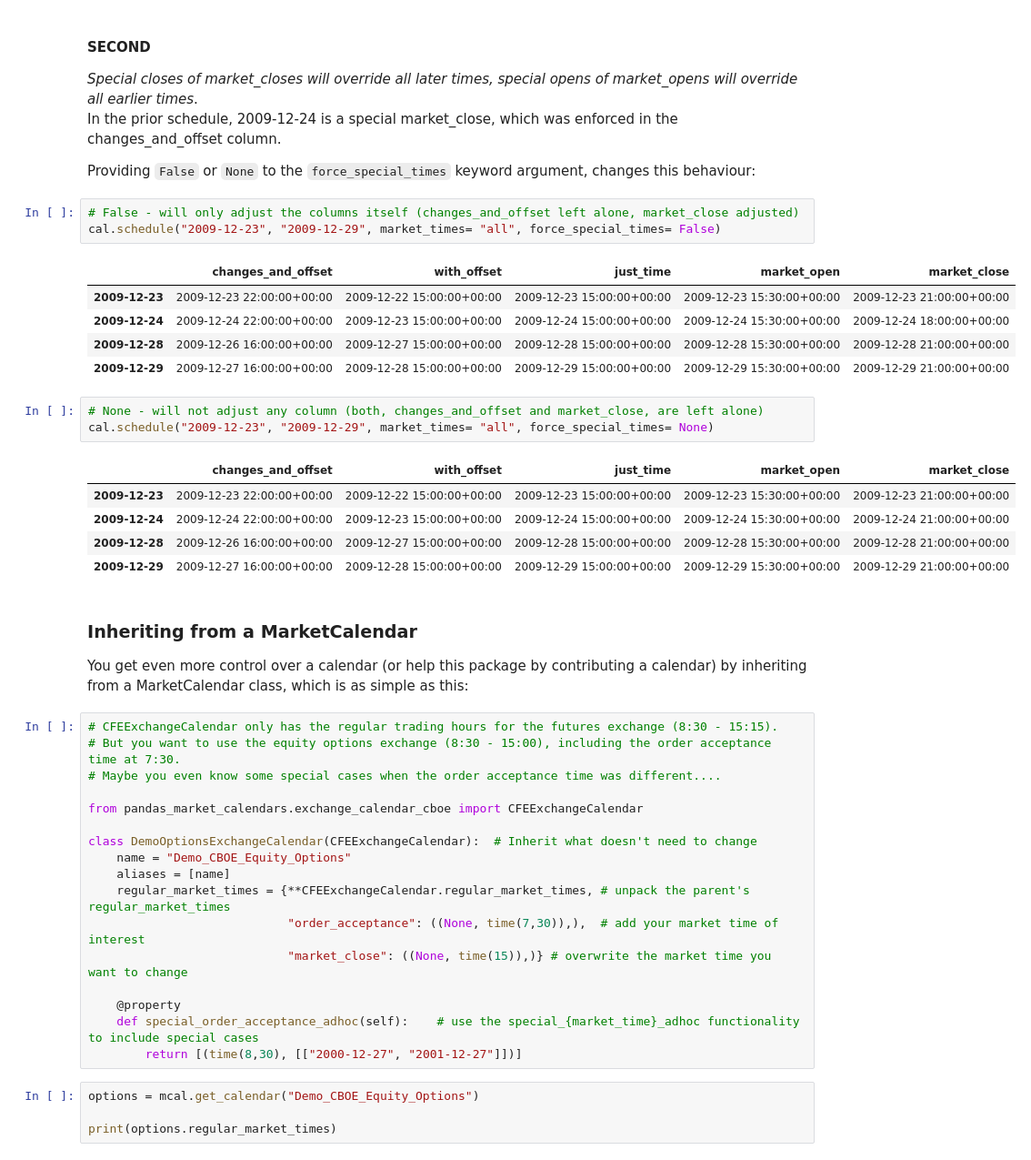
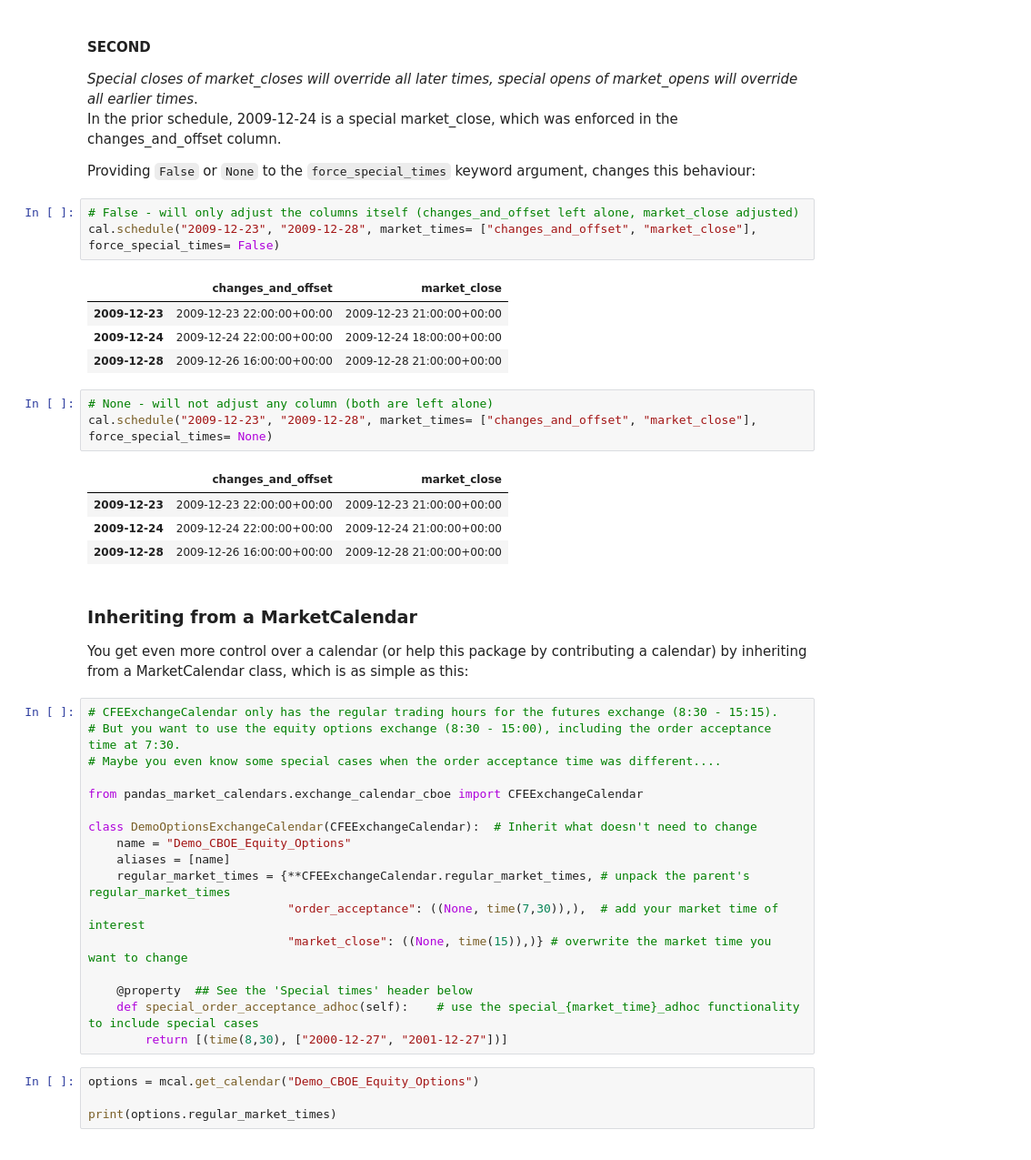
Before and after one commit to rsheftel/pandas_market_calendars, a Jupyter notebook: examples/usage.ipynb, the cells around one changed output. Shown: that part at 91% size. Cells and saved outputs as stored; diff of their text form.

```diff
--- a/examples/usage.ipynb
+++ b/examples/usage.ipynb
@@ -290,22 +293,20 @@ In the prior schedule, 2009-12-24 is a special market_close, which was enforced
 Providing `False` or `None` to the `force_special_times` keyword argument, changes this behaviour:
 # %%
 # False - will only adjust the columns itself (changes_and_offset left alone, market_close adjusted)
-cal.schedule("2009-12-23", "2009-12-29", market_times= "all", force_special_times= False)
+cal.schedule("2009-12-23", "2009-12-28", market_times= ["changes_and_offset", "market_close"], force_special_times= False)
 # %% [output]
-|  | changes_and_offset | with_offset | just_time | market_open | market_close |
-| 2009-12-23 | 2009-12-23 22:00:00+00:00 | 2009-12-22 15:00:00+00:00 | 2009-12-23 15:00:00+00:00 | 2009-12-23 15:30:00+00:00 | 2009-12-23 21:00:00+00:00 |
-| 2009-12-24 | 2009-12-24 22:00:00+00:00 | 2009-12-23 15:00:00+00:00 | 2009-12-24 15:00:00+00:00 | 2009-12-24 15:30:00+00:00 | 2009-12-24 18:00:00+00:00 |
-| 2009-12-28 | 2009-12-26 16:00:00+00:00 | 2009-12-27 15:00:00+00:00 | 2009-12-28 15:00:00+00:00 | 2009-12-28 15:30:00+00:00 | 2009-12-28 21:00:00+00:00 |
-| 2009-12-29 | 2009-12-27 16:00:00+00:00 | 2009-12-28 15:00:00+00:00 | 2009-12-29 15:00:00+00:00 | 2009-12-29 15:30:00+00:00 | 2009-12-29 21:00:00+00:00 |
+|  | changes_and_offset | market_close |
+| 2009-12-23 | 2009-12-23 22:00:00+00:00 | 2009-12-23 21:00:00+00:00 |
+| 2009-12-24 | 2009-12-24 22:00:00+00:00 | 2009-12-24 18:00:00+00:00 |
+| 2009-12-28 | 2009-12-26 16:00:00+00:00 | 2009-12-28 21:00:00+00:00 |
 # %%
-# None - will not adjust any column (both, changes_and_offset and market_close, are left alone)
-cal.schedule("2009-12-23", "2009-12-29", market_times= "all", force_special_times= None)
+# None - will not adjust any column (both are left alone)
+cal.schedule("2009-12-23", "2009-12-28", market_times= ["changes_and_offset", "market_close"], force_special_times= None)
 # %% [output]
-|  | changes_and_offset | with_offset | just_time | market_open | market_close |
-| 2009-12-23 | 2009-12-23 22:00:00+00:00 | 2009-12-22 15:00:00+00:00 | 2009-12-23 15:00:00+00:00 | 2009-12-23 15:30:00+00:00 | 2009-12-23 21:00:00+00:00 |
-| 2009-12-24 | 2009-12-24 22:00:00+00:00 | 2009-12-23 15:00:00+00:00 | 2009-12-24 15:00:00+00:00 | 2009-12-24 15:30:00+00:00 | 2009-12-24 21:00:00+00:00 |
-| 2009-12-28 | 2009-12-26 16:00:00+00:00 | 2009-12-27 15:00:00+00:00 | 2009-12-28 15:00:00+00:00 | 2009-12-28 15:30:00+00:00 | 2009-12-28 21:00:00+00:00 |
-| 2009-12-29 | 2009-12-27 16:00:00+00:00 | 2009-12-28 15:00:00+00:00 | 2009-12-29 15:00:00+00:00 | 2009-12-29 15:30:00+00:00 | 2009-12-29 21:00:00+00:00 |
+|  | changes_and_offset | market_close |
+| 2009-12-23 | 2009-12-23 22:00:00+00:00 | 2009-12-23 21:00:00+00:00 |
+| 2009-12-24 | 2009-12-24 22:00:00+00:00 | 2009-12-24 21:00:00+00:00 |
+| 2009-12-28 | 2009-12-26 16:00:00+00:00 | 2009-12-28 21:00:00+00:00 |
 # %% [markdown]
 ### Inheriting from a MarketCalendar
 
@@ -324,9 +325,9 @@ class DemoOptionsExchangeCalendar(CFEExchangeCalendar):  # Inherit what doesn't
                             "order_acceptance": ((None, time(7,30)),),  # add your market time of interest
                             "market_close": ((None, time(15)),)} # overwrite the market time you want to change
 
-    @property
+    @property  ## See the 'Special times' header below
     def special_order_acceptance_adhoc(self):    # use the special_{market_time}_adhoc functionality to include special cases
-        return [(time(8,30), [["2000-12-27", "2001-12-27"]])]
+        return [(time(8,30), ["2000-12-27", "2001-12-27"])]
 # %%
 options = mcal.get_calendar("Demo_CBOE_Equity_Options")
 
```
Also changed, not shown: parts of 8 cells of this notebook.
